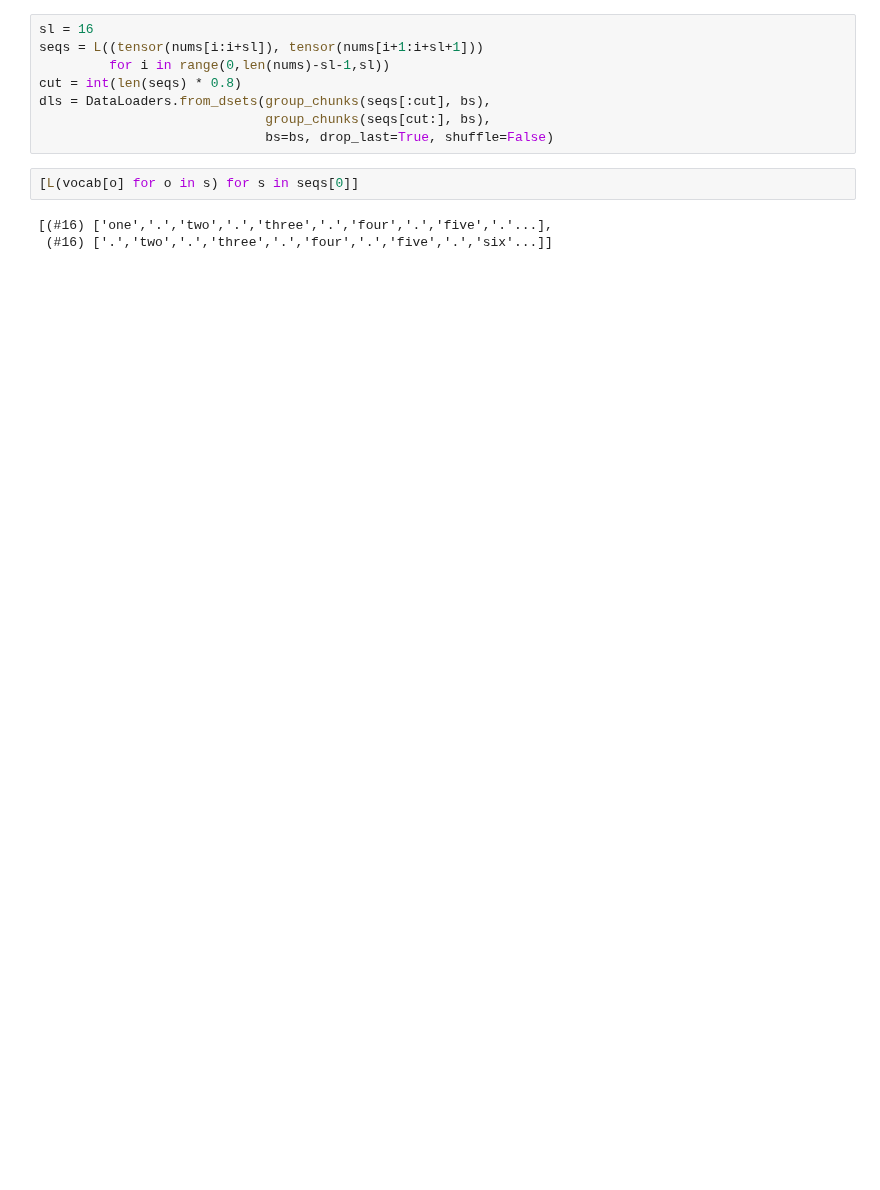
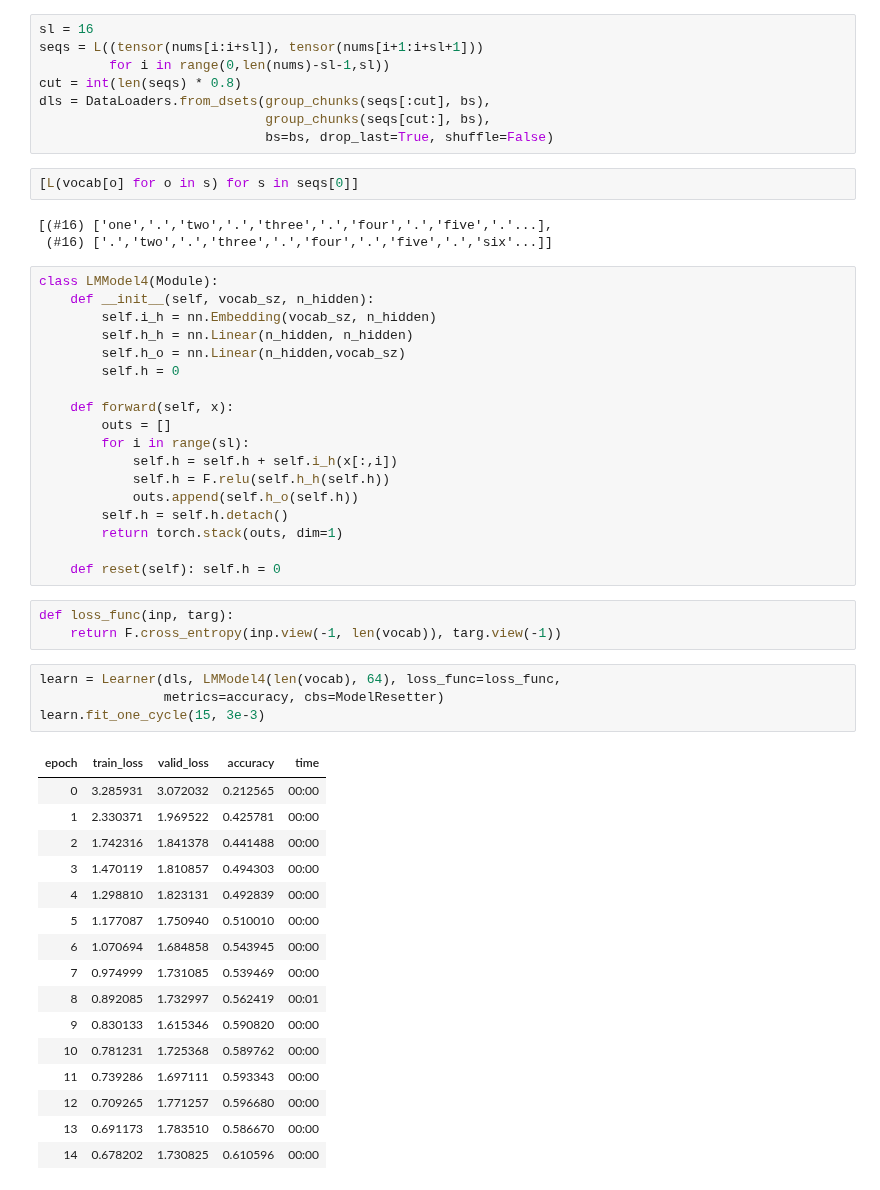
Before and after one commit to TBKHori/Analysis-ML-Deep-Learning, a Jupyter notebook: nlp_deep_dive_ipynb.ipynb, the cells around one changed output. Drawn from its saved outputs; the diff is of its cells as text; blank space fills up the shorter version.

```diff
--- a/nlp_deep_dive_ipynb.ipynb
+++ b/nlp_deep_dive_ipynb.ipynb
@@ -194,3 +196,45 @@ dls = DataLoaders.from_dsets(group_chunks(seqs[:cut], bs),
 # %% [output]
 [(#16) ['one','.','two','.','three','.','four','.','five','.'...],
  (#16) ['.','two','.','three','.','four','.','five','.','six'...]]
+# %%
+class LMModel4(Module):
+    def __init__(self, vocab_sz, n_hidden):
+        self.i_h = nn.Embedding(vocab_sz, n_hidden)
+        self.h_h = nn.Linear(n_hidden, n_hidden)
+        self.h_o = nn.Linear(n_hidden,vocab_sz)
+        self.h = 0
+
+    def forward(self, x):
+        outs = []
+        for i in range(sl):
+            self.h = self.h + self.i_h(x[:,i])
+            self.h = F.relu(self.h_h(self.h))
+            outs.append(self.h_o(self.h))
+        self.h = self.h.detach()
+        return torch.stack(outs, dim=1)
+
+    def reset(self): self.h = 0
+# %%
+def loss_func(inp, targ):
+    return F.cross_entropy(inp.view(-1, len(vocab)), targ.view(-1))
+# %%
+learn = Learner(dls, LMModel4(len(vocab), 64), loss_func=loss_func,
+                metrics=accuracy, cbs=ModelResetter)
+learn.fit_one_cycle(15, 3e-3)
+# %% [output]
+| epoch | train_loss | valid_loss | accuracy | time |
+| 0 | 3.285931 | 3.072032 | 0.212565 | 00:00 |
+| 1 | 2.330371 | 1.969522 | 0.425781 | 00:00 |
+| 2 | 1.742316 | 1.841378 | 0.441488 | 00:00 |
+| 3 | 1.470119 | 1.810857 | 0.494303 | 00:00 |
+| 4 | 1.298810 | 1.823131 | 0.492839 | 00:00 |
+| 5 | 1.177087 | 1.750940 | 0.510010 | 00:00 |
+| 6 | 1.070694 | 1.684858 | 0.543945 | 00:00 |
+| 7 | 0.974999 | 1.731085 | 0.539469 | 00:00 |
+| 8 | 0.892085 | 1.732997 | 0.562419 | 00:01 |
+| 9 | 0.830133 | 1.615346 | 0.590820 | 00:00 |
+| 10 | 0.781231 | 1.725368 | 0.589762 | 00:00 |
+| 11 | 0.739286 | 1.697111 | 0.593343 | 00:00 |
+| 12 | 0.709265 | 1.771257 | 0.596680 | 00:00 |
+| 13 | 0.691173 | 1.783510 | 0.586670 | 00:00 |
+| 14 | 0.678202 | 1.730825 | 0.610596 | 00:00 |
```
Also changed, not shown: parts of 4 cells of this notebook.
